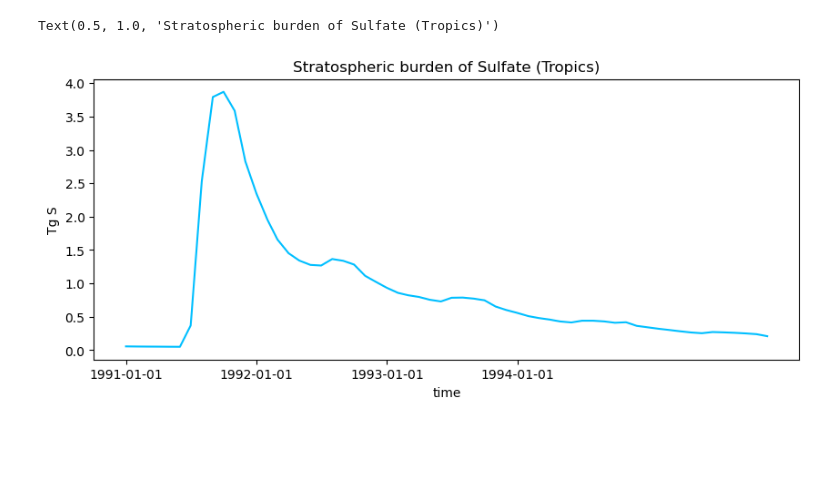
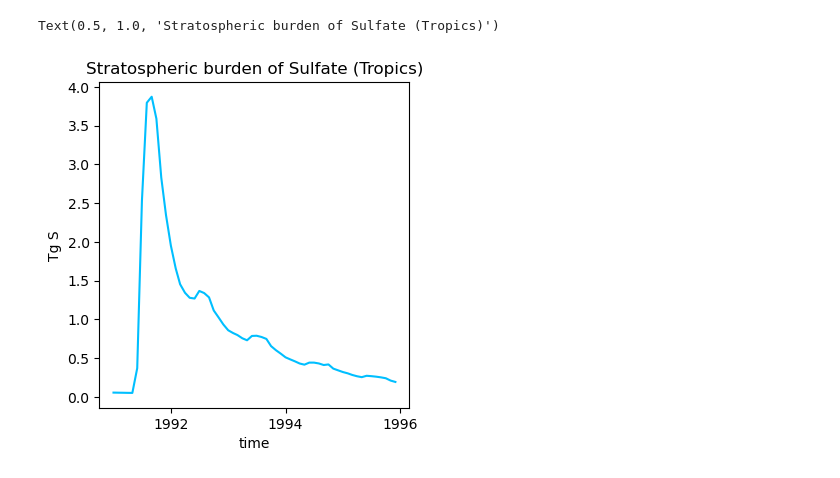
Before and after one commit to EliHHogemo/master_thesis, a Jupyter notebook: pinatubo_iceland.ipynb, the cells around one changed output. Drawn from its saved outputs; the diff is of its cells as text; code cells hidden in the pictures; blank space fills up the shorter version.

```diff
--- a/pinatubo_iceland.ipynb
+++ b/pinatubo_iceland.ipynb
@@ -49,6 +42,6 @@ client
 # %%
-path_atm = "/nird/projects/NS1004K/elihho/NHIST_tropstratchem_20251110_pinatubo2iceland/atm/hist"
-ds = xr.open_mfdataset(f"{path_atm}/NHIST_tropstratchem_f09_tn14_20251110_moved2iceland.cam.h0.*.nc", combine="by_coords", parallel=True)
+path_atm = "/nird/projects/NS1004K/elihho/NHIST_tropstratchem_20251116_fullset/atm/hist"
+ds = xr.open_mfdataset(f"{path_atm}/NHIST_tropstratchem_f09_tn14_20251116_moved2iceland.cam.h0.*.nc", combine="by_coords", parallel=True)
 # %%
 path_atm_pin = "/projects/NS1004K/elihho/NHIST_tropochem_250916/atm/hist"
 ds_pin = xr.open_mfdataset(f"{path_atm_pin}/NHIST_tropstratchem_f09_tn14_20250917_1975_2014.cam.h0.*.nc", combine="by_coords", parallel=True)
@@ -71,0 +65,4 @@ print(ds["time"].values[:5])
+# %%
+shifted_time = np.array([shift_one_month_back(t) for t in ds_pin['time'].values])
+ds_pin = ds_pin.assign_coords(time=shifted_time)
+print(ds_pin["time"].values[:5])
@@ -205,28 +235,26 @@ Text(0.5, 1.0, 'Stratospheric burden of Sulfate (global mean)')
 # %%
 a_glob = 510000000
 h_trop = 4440
 d = 12756
 
 a_trop = np.pi * d * h_trop
 ratio = a_trop/a_glob
 
 so4_trop = mmr_sulf_pin.sel(lat=slice(-20, 20))
 so4_burd_trop = so4_trop.where(so4_trop["lev"] <= p_lev)
 so4_burd_trop = so4_burd_trop.weighted(weighted_lat).mean(dim=["lat", "lon", "lev"])
 so4_burden_trop = so4_burd_trop * M_strat_air * ratio *10**(-12)
 so4_burden_TgS_trop = so4_burden_trop * c
 so4_burden_TgS_trop_Pin = so4_burden_TgS_trop.sel(time=[t for t in so4_burden_TgS_trop.time.values if 1991 <= t.year <= 1995])
 
-plt.figure(figsize=(10, 4))
+plt.figure(figsize=(4, 4))
 so4_burden_TgS_trop_Pin.plot(color = "deepskyblue", label = "NorESM2.3")
 plt.ylabel("Tg S")
-years = np.arange(1991, 1995)
-year_ticks = [cftime.DatetimeNoLeap(int(y), 1, 1) for y in years]
-plt.xticks(year_ticks)
+plt.tight_layout()
 plt.title("Stratospheric burden of Sulfate (Tropics)")
 # %% [output]
 Text(0.5, 1.0, 'Stratospheric burden of Sulfate (Tropics)')
-[figure, old version]
+[figure, new version]
 # %%
 fig, axes = plt.subplots(1,3, figsize=(10, 4), sharey=True)
 
```
Also changed, not shown: parts of 20 cells of this notebook, 2 other files.
